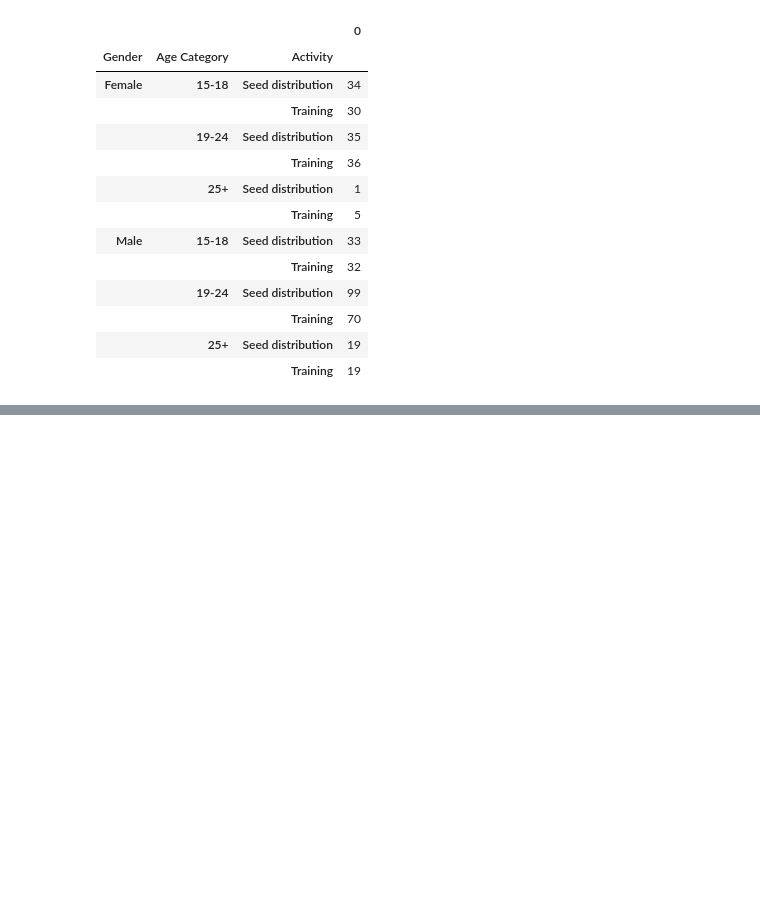
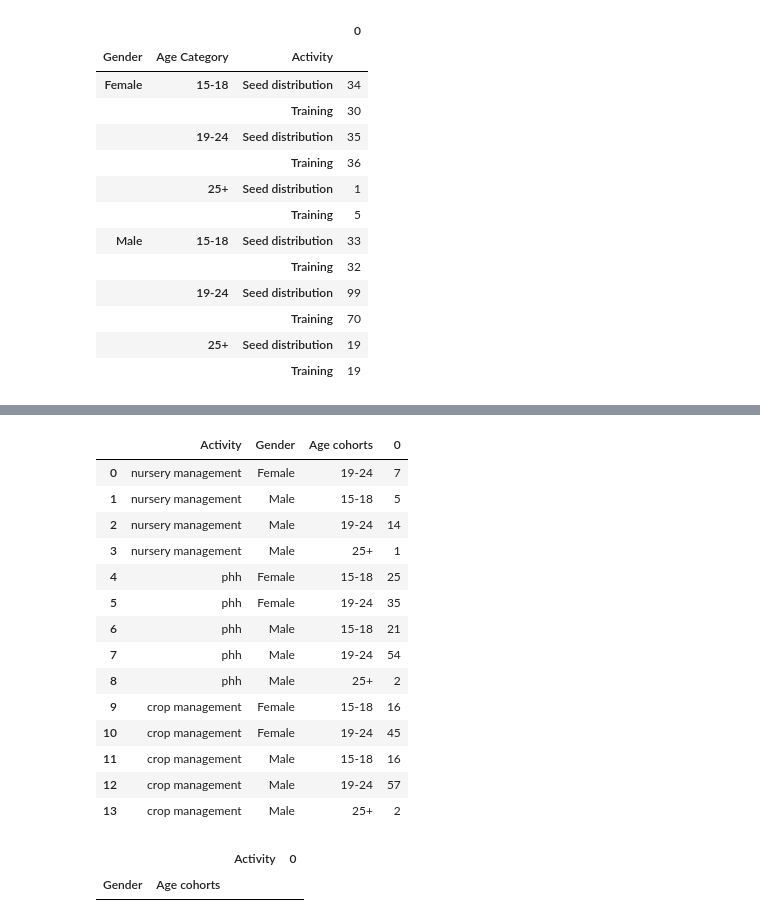
Before and after one commit to prabhant/TolaReports, a Jupyter notebook: snippetts.ipynb, the cells around one changed output, grey strips where cells are left out. Drawn from its saved outputs; the diff is of its cells as text; code cells hidden in the pictures; blank space fills up the shorter version.

```diff
--- a/snippetts.ipynb
+++ b/snippetts.ipynb
@@ -127,0 +243,27 @@ dfc.to_csv('trial.csv')
+# %%
+df_final.to_csv('tmp.csv')
+df_display = pd.read_csv('tmp.csv')
+df_display = df_display[['Activity', 'Gender', 'Age cohorts', '0']]
+# %%
+df_display
+# %% [output]
+|  | Activity | Gender | Age cohorts | 0 |
+| 0 | nursery management | Female | 19-24 | 7 |
+| 1 | nursery management | Male | 15-18 | 5 |
+| 2 | nursery management | Male | 19-24 | 14 |
+| 3 | nursery management | Male | 25+ | 1 |
+| 4 | phh | Female | 15-18 | 25 |
+| 5 | phh | Female | 19-24 | 35 |
+| 6 | phh | Male | 15-18 | 21 |
+| 7 | phh | Male | 19-24 | 54 |
+| 8 | phh | Male | 25+ | 2 |
+| 9 | crop management | Female | 15-18 | 16 |
+| 10 | crop management | Female | 19-24 | 45 |
+| 11 | crop management | Male | 15-18 | 16 |
+| 12 | crop management | Male | 19-24 | 57 |
+| 13 | crop management | Male | 25+ | 2 |
+# %%
+df_final[0]
+# %% [output]
+|  |  | Activity | 0 |
+| Gender | Age cohorts |  |  |
```
Also changed, not shown: parts of 8 cells of this notebook, 1 other file.
